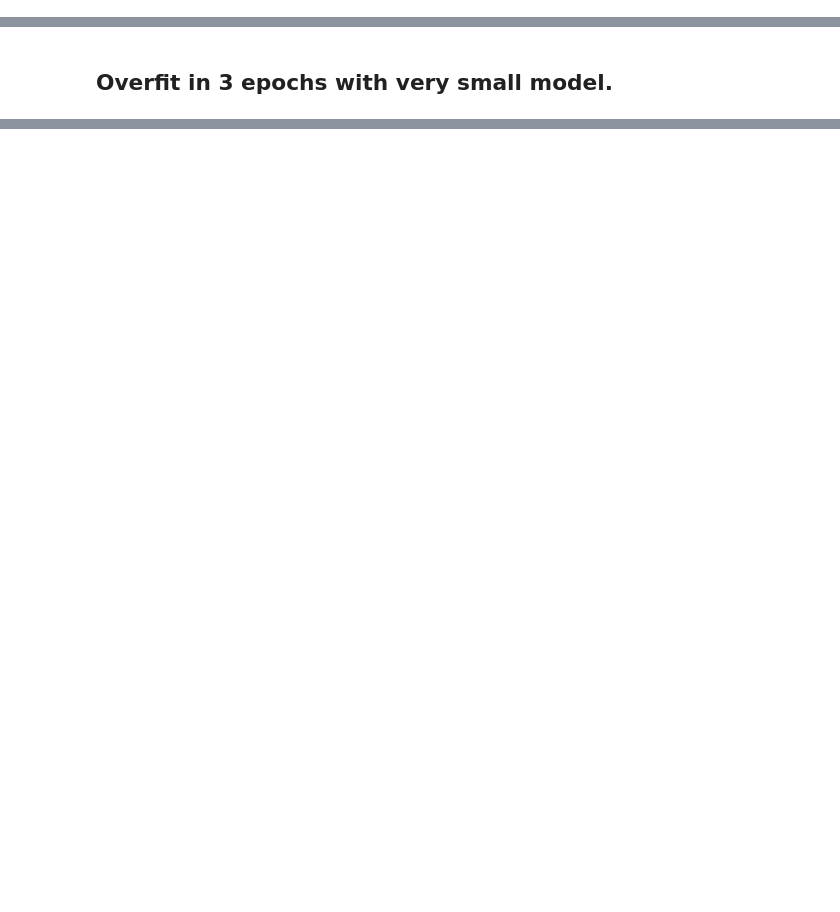
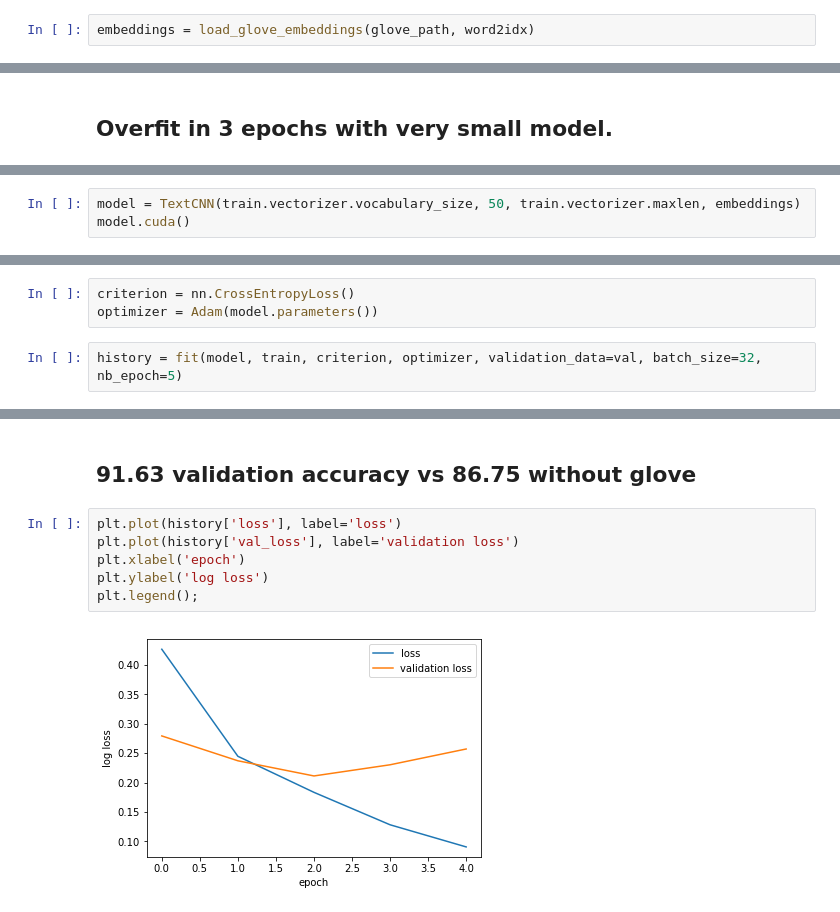
Before and after one commit to A-Jacobson/CNN_Sentence_Classification, a Jupyter notebook: SentenceCNN.ipynb, the cells around one changed output, grey strips where cells are left out. Saved outputs shown, nothing was run; the diff lists cells and outputs as text; blank space fills up the shorter version.

```diff
--- a/SentenceCNN.ipynb
+++ b/SentenceCNN.ipynb
@@ -34,0 +39,2 @@ train.corpus.head()
+# %%
+embeddings = load_glove_embeddings(glove_path, word2idx)
@@ -80,0 +100,3 @@ plt.legend();
+# %%
+model = TextCNN(train.vectorizer.vocabulary_size, 50, train.vectorizer.maxlen, embeddings)
+model.cuda()
@@ -80,0 +116,5 @@ plt.legend();
+# %%
+criterion = nn.CrossEntropyLoss()
+optimizer = Adam(model.parameters())
+# %%
+history = fit(model, train, criterion, optimizer, validation_data=val, batch_size=32, nb_epoch=5)
@@ -80,0 +128,10 @@ plt.legend();
+# %% [markdown]
+## 91.63 validation accuracy vs 86.75 without glove
+# %%
+plt.plot(history['loss'], label='loss')
+plt.plot(history['val_loss'], label='validation loss')
+plt.xlabel('epoch')
+plt.ylabel('log loss')
+plt.legend();
+# %% [output]
+[figure, added]
```
Also changed, not shown: parts of 13 cells of this notebook, 5 other files.
